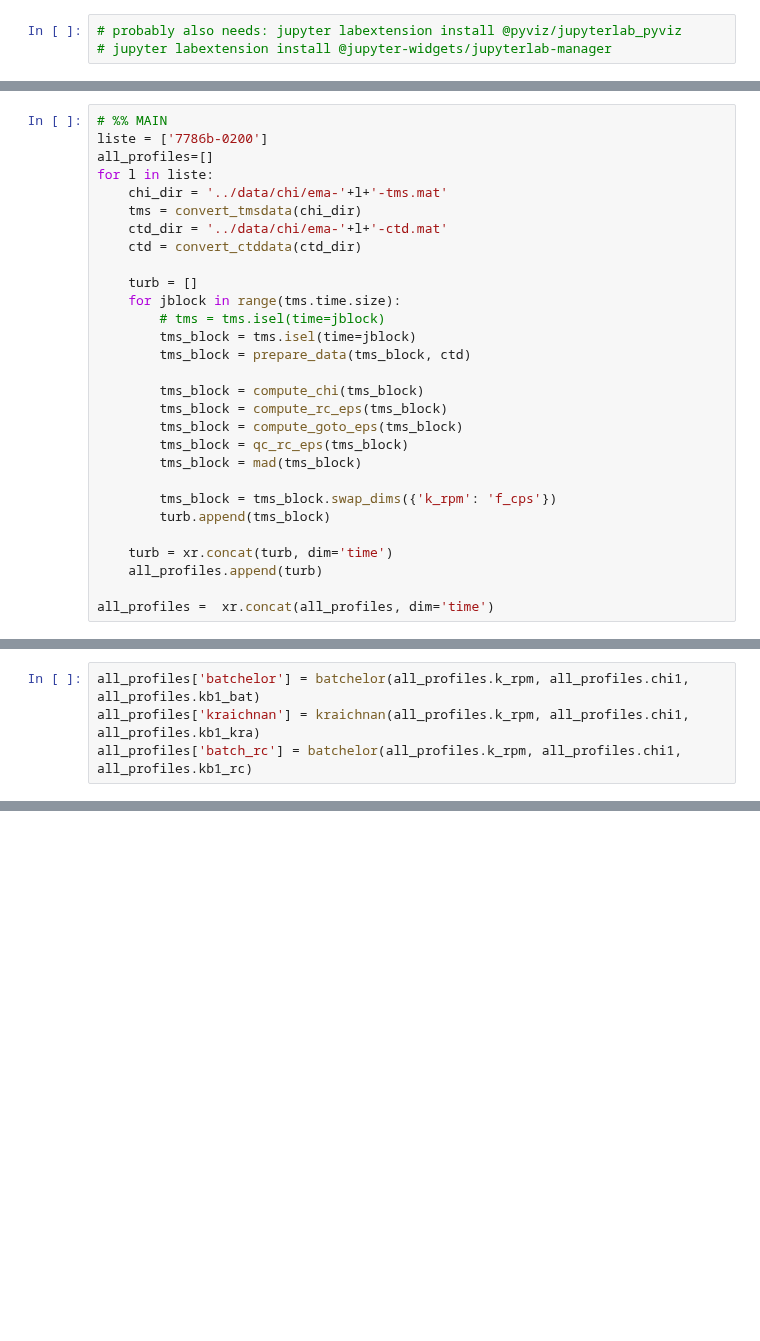
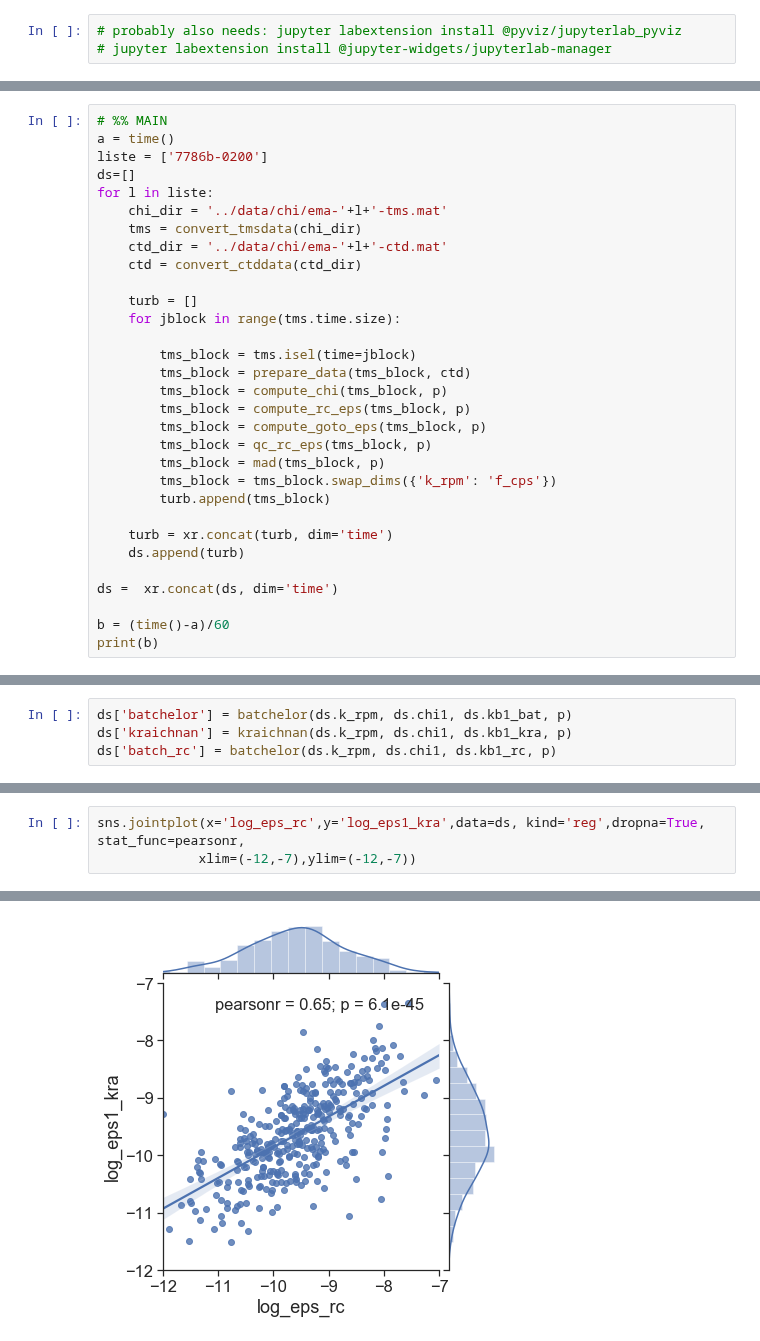
Before and after one commit to sessink/epsilon_from_emapex, a Jupyter notebook: notebooks/epsilon_calculation.ipynb, the cells around one changed output, grey strips where cells are left out. Saved outputs shown, nothing was run; the diff lists cells and outputs as text; blank space fills up the shorter version.

```diff
--- a/notebooks/epsilon_calculation.ipynb
+++ b/notebooks/epsilon_calculation.ipynb
@@ -406,7 +338,8 @@ AttributeError: 'DataArray' object has no attribute 'integrate'
 # %%
 # %% MAIN
+a = time()
 liste = ['7786b-0200']
-all_profiles=[]
+ds=[]
 for l in liste:
     chi_dir = '../data/chi/ema-'+l+'-tms.mat'
     tms = convert_tmsdata(chi_dir)
@@ -415,21 +348,22 @@ for l in liste:
 
     turb = []
     for jblock in range(tms.time.size):
-        # tms = tms.isel(time=jblock)
+
         tms_block = tms.isel(time=jblock)
         tms_block = prepare_data(tms_block, ctd)
-
-        tms_block = compute_chi(tms_block)
-        tms_block = compute_rc_eps(tms_block)
-        tms_block = compute_goto_eps(tms_block)
-        tms_block = qc_rc_eps(tms_block)
-        tms_block = mad(tms_block)
-
+        tms_block = compute_chi(tms_block, p)
+        tms_block = compute_rc_eps(tms_block, p)
+        tms_block = compute_goto_eps(tms_block, p)
+        tms_block = qc_rc_eps(tms_block, p)
+        tms_block = mad(tms_block, p)
         tms_block = tms_block.swap_dims({'k_rpm': 'f_cps'})
         turb.append(tms_block)
 
     turb = xr.concat(turb, dim='time')
-    all_profiles.append(turb)
+    ds.append(turb)
 
-all_profiles =  xr.concat(all_profiles, dim='time')
+ds =  xr.concat(ds, dim='time')
+
+b = (time()-a)/60
+print(b)
 # %% [output]
@@ -437,6 +371,6 @@ AttributeError: 'DataArray' object has no attribute 'integrate'
 # %%
-all_profiles['batchelor'] = batchelor(all_profiles.k_rpm, all_profiles.chi1, all_profiles.kb1_bat)
-all_profiles['kraichnan'] = kraichnan(all_profiles.k_rpm, all_profiles.chi1, all_profiles.kb1_kra)
-all_profiles['batch_rc'] = batchelor(all_profiles.k_rpm, all_profiles.chi1, all_profiles.kb1_rc)
+ds['batchelor'] = batchelor(ds.k_rpm, ds.chi1, ds.kb1_bat, p)
+ds['kraichnan'] = kraichnan(ds.k_rpm, ds.chi1, ds.kb1_kra, p)
+ds['batch_rc'] = batchelor(ds.k_rpm, ds.chi1, ds.kb1_rc, p)
 # %%
 hover_cols = ['eps_rc','chi1','eps_rc','eps1_bat']
@@ -455,0 +400,4 @@ rc = all_profiles.hvplot(x='k_rpm',y='batch_rc',label='RC',**arguments)
+# %%
+sns.jointplot(x='log_eps_rc',y='log_eps1_kra',data=ds, kind='reg',dropna=True, stat_func=pearsonr,
+             xlim=(-12,-7),ylim=(-12,-7))
+# %% [output]
@@ -455,0 +405 @@ rc = all_profiles.hvplot(x='k_rpm',y='batch_rc',label='RC',**arguments)
+[figure, added]
```
Also changed, not shown: parts of 23 cells of this notebook, 2 other files.
